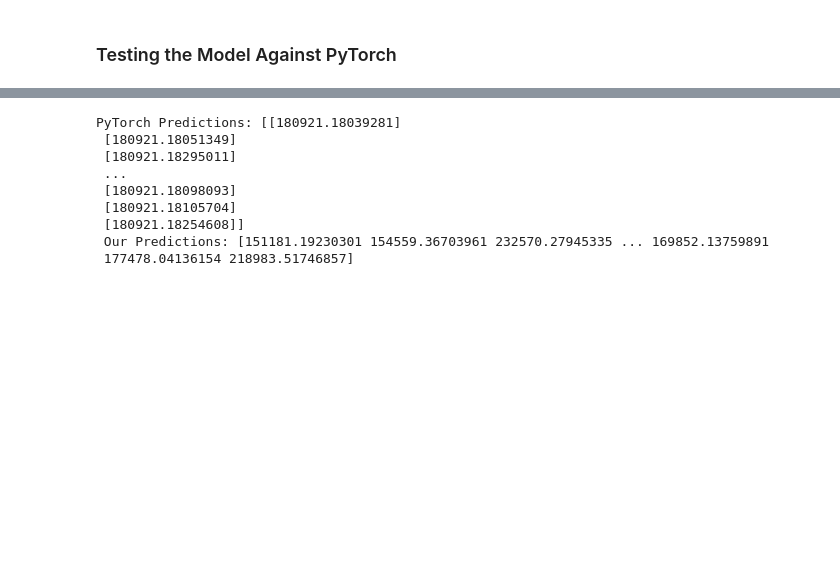
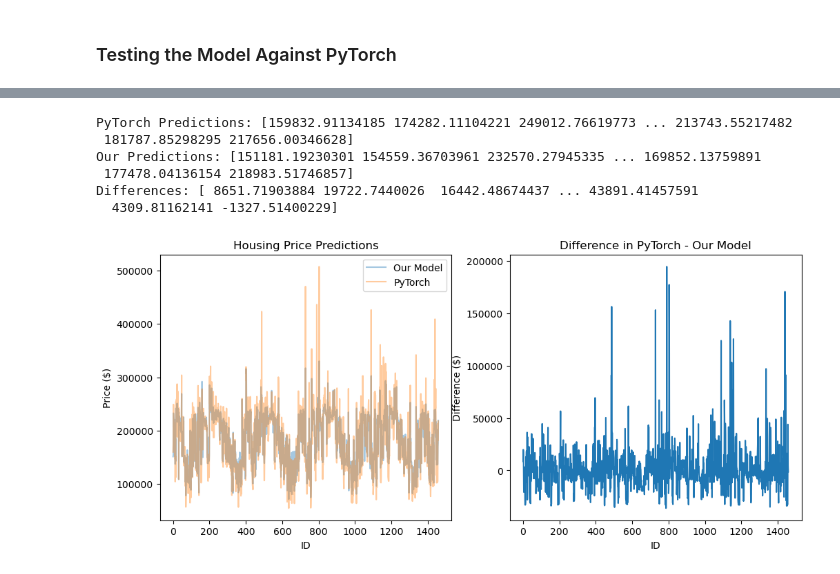
Before and after one commit to Michel-Liao/ml-basics, a Jupyter notebook: linear-regression.ipynb, the cells around one changed output, grey strips where cells are left out. Cells and saved outputs as stored; diff of their text form; code cells hidden in the pictures; blank space fills up the shorter version.

Commit message:
Add graphs

```diff
--- a/linear-regression.ipynb
+++ b/linear-regression.ipynb
@@ -263,21 +259,37 @@ The cost at epoch 3950 is: 0.0122
-# %%
-# Predict new house prices
-X_test_tensor = torch.from_numpy(X_test.copy()).float()
-
-predictions_tensor = model(X_test_tensor)
-
-predictions_torch = predictions_tensor.detach().numpy()
-# Convert predictions to dollar values
-predictions_torch = predictions_torch * (max_y - min_y) + avg
-
-print(f'PyTorch Predictions: {predictions_torch}\n Our Predictions: {predictions}')
-# %% [output]
-PyTorch Predictions: [[180921.18039281]
- [180921.18051349]
- [180921.18295011]
- ...
- [180921.18098093]
- [180921.18105704]
- [180921.18254608]]
- Our Predictions: [151181.19230301 154559.36703961 232570.27945335 ... 169852.13759891
- 177478.04136154 218983.51746857]
+# %%
+# Predict new house prices
+X_test_tensor = torch.from_numpy(X_test.copy()).float()
+
+predictions_tensor = model(X_test_tensor)
+
+predictions_torch = predictions_tensor.detach().numpy()
+# Convert predictions to dollar values
+predictions_torch = predictions_torch * (max_y - min_y) + avg
+
+predictions_torch = predictions_torch.flatten()
+predictions = predictions.flatten()
+
+print(f'PyTorch Predictions: {predictions_torch}\nOur Predictions: {predictions}')
+
+differences = np.zeros(len(predictions))
+for i in range(len(predictions)):
+    differences[i] = predictions_torch[i] - predictions[i]
+print(f'Differences: {differences}')
+
+fig, (ax1, ax2) = plt.subplots(1, 2, figsize=(12,5))
+ax1.plot(predictions, alpha=0.4, label='Our Model')
+ax1.plot(predictions_torch, alpha=0.4, label='PyTorch')
+ax1.set(title='Housing Price Predictions', xlabel='ID', ylabel='Price ($)')
+ax1.legend()
+
+ax2.plot(differences)
+ax2.set(title='Difference in PyTorch - Our Model', xlabel='ID', ylabel='Difference ($)')
+plt.show()
+# %% [output]
+PyTorch Predictions: [159832.91134185 174282.11104221 249012.76619773 ... 213743.55217482
+ 181787.85298295 217656.00346628]
+Our Predictions: [151181.19230301 154559.36703961 232570.27945335 ... 169852.13759891
+ 177478.04136154 218983.51746857]
+Differences: [ 8651.71903884 19722.7440026  16442.48674437 ... 43891.41457591
+  4309.81162141 -1327.51400229]
+[figure, added]
```
Also changed, not shown: parts of 1 cell of this notebook.
